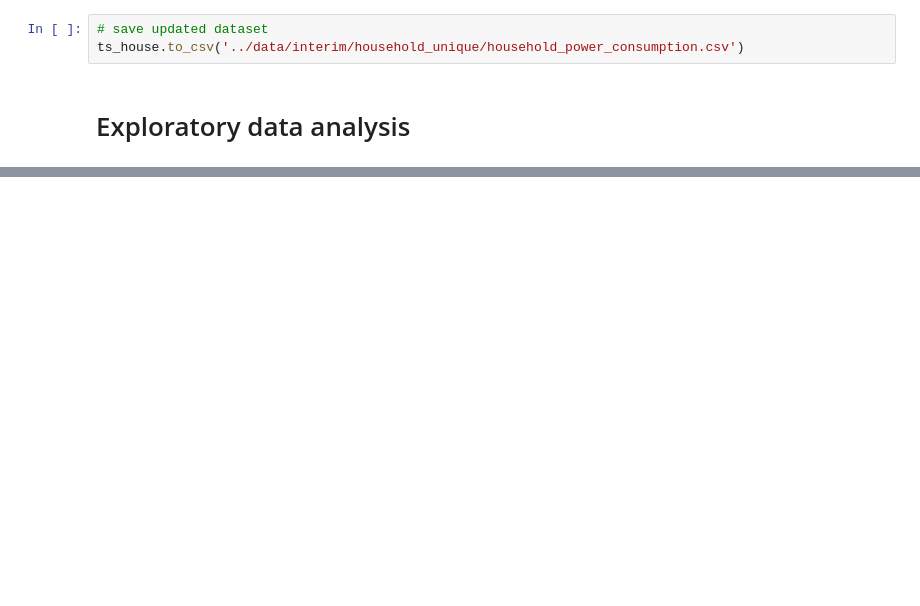
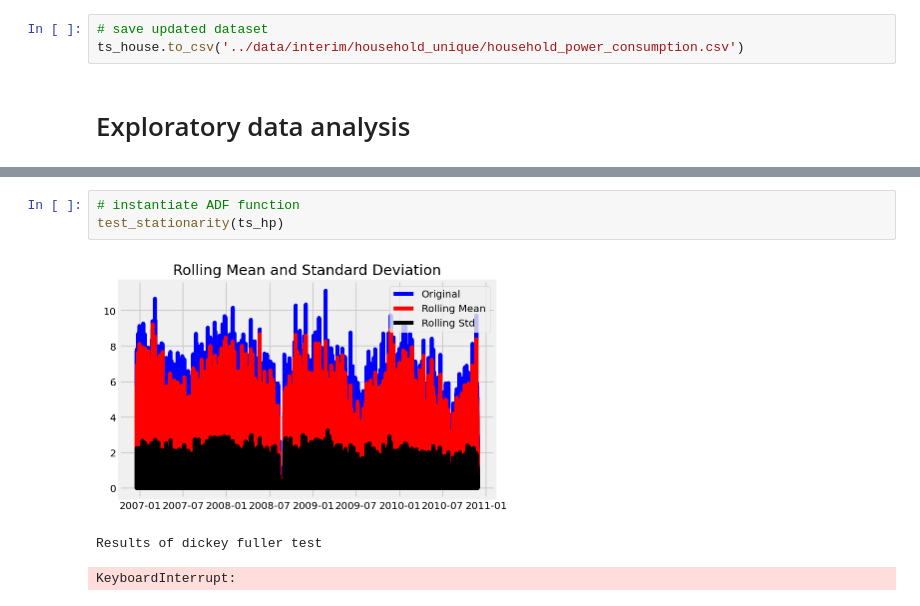
Before and after one commit to Melodyellinn/Projet_RNR, a Jupyter notebook: notebooks/notebook_EDA.ipynb, the cells around one changed output, grey strips where cells are left out. Drawn from its saved outputs; the diff is of its cells as text; blank space fills up the shorter version.

```diff
--- a/notebooks/notebook_EDA.ipynb
+++ b/notebooks/notebook_EDA.ipynb
@@ -157,0 +220,7 @@ ts_house.to_csv('../data/interim/household_unique/household_power_consumption.cs
+# %%
+# instantiate ADF function
+test_stationarity(ts_hp)
+# %% [output]
+[figure, added]
+Results of dickey fuller test
+KeyboardInterrupt:
```
Also changed, not shown: parts of 17 cells of this notebook.
